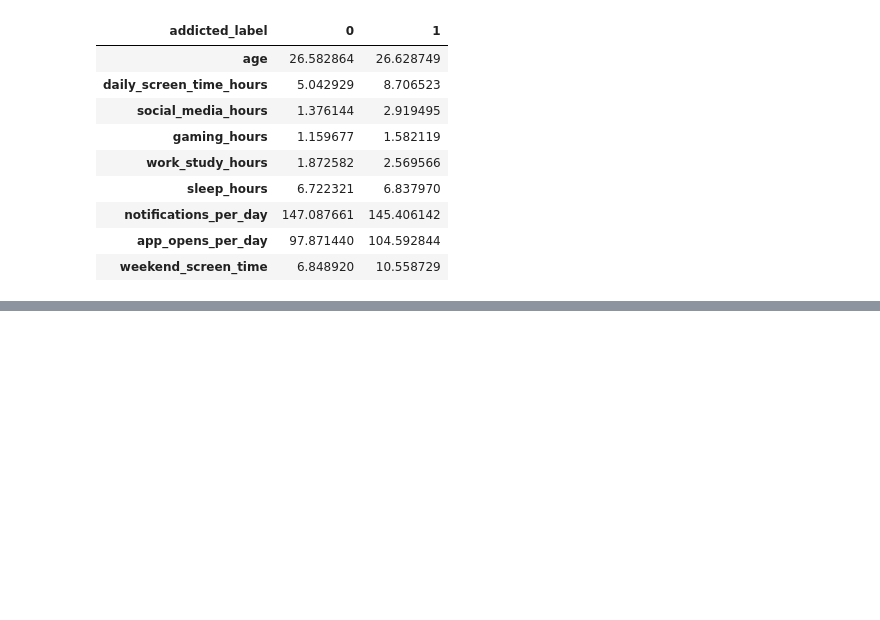
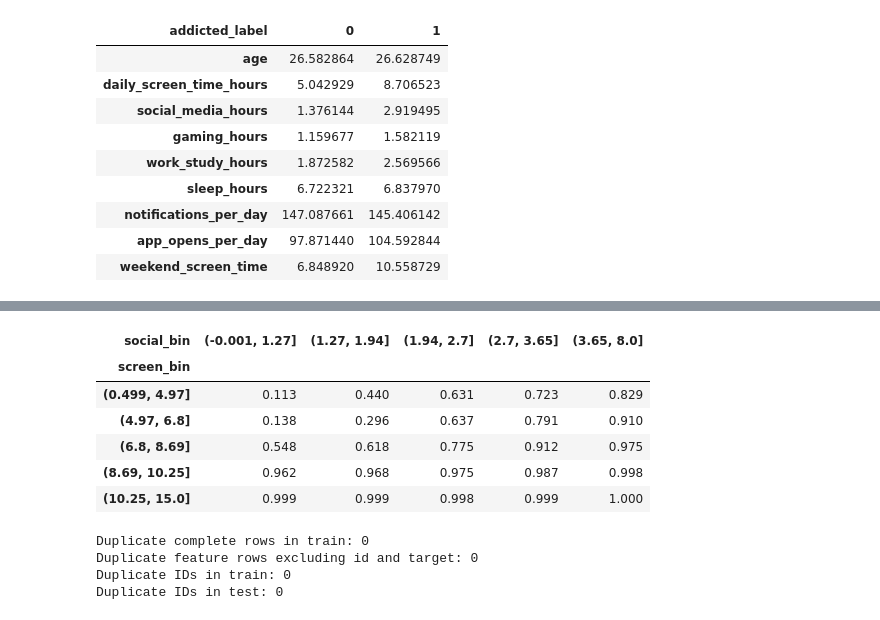
Before and after one commit to arsal-nia/Kaggle-Competition-Predicting-Smartphone-Addiction, a Jupyter notebook: s6e8-eda-understanding.ipynb, the cells around one changed output, grey strips where cells are left out. Saved outputs shown, nothing was run; the diff lists cells and outputs as text; code cells hidden in the pictures; blank space fills up the shorter version.

```diff
--- a/s6e8-eda-understanding.ipynb
+++ b/s6e8-eda-understanding.ipynb
@@ -423,0 +608,52 @@ display(target_stats)
+# %%
+temp = train[
+    ["daily_screen_time_hours",
+     "social_media_hours",
+     "addicted_label"]
+].dropna()
+
+temp["screen_bin"] = pd.qcut(
+    temp["daily_screen_time_hours"],
+    q=5,
+    duplicates="drop"
+)
+
+temp["social_bin"] = pd.qcut(
+    temp["social_media_hours"],
+    q=5,
+    duplicates="drop"
+)
+
+pivot = pd.pivot_table(
+    temp,
+    values="addicted_label",
+    index="screen_bin",
+    columns="social_bin",
+    aggfunc="mean",
+    observed=False
+)
+
+display(pivot.round(3))
+# %% [output]
+| social_bin | (-0.001, 1.27] | (1.27, 1.94] | (1.94, 2.7] | (2.7, 3.65] | (3.65, 8.0] |
+| screen_bin |  |  |  |  |  |
+| (0.499, 4.97] | 0.113 | 0.440 | 0.631 | 0.723 | 0.829 |
+| (4.97, 6.8] | 0.138 | 0.296 | 0.637 | 0.791 | 0.910 |
+| (6.8, 8.69] | 0.548 | 0.618 | 0.775 | 0.912 | 0.975 |
+| (8.69, 10.25] | 0.962 | 0.968 | 0.975 | 0.987 | 0.998 |
+| (10.25, 15.0] | 0.999 | 0.999 | 0.998 | 0.999 | 1.000 |
+# %%
+print("Duplicate complete rows in train:", train.duplicated().sum())
+
+print(
+    "Duplicate feature rows excluding id and target:",
+    train.drop(columns=["id", "addicted_label"]).duplicated().sum()
+)
+
+print("Duplicate IDs in train:", train["id"].duplicated().sum())
+print("Duplicate IDs in test:", test["id"].duplicated().sum())
+# %% [output]
+Duplicate complete rows in train: 0
+Duplicate feature rows excluding id and target: 0
+Duplicate IDs in train: 0
+Duplicate IDs in test: 0
```
Also changed, not shown: parts of 7 cells of this notebook.
